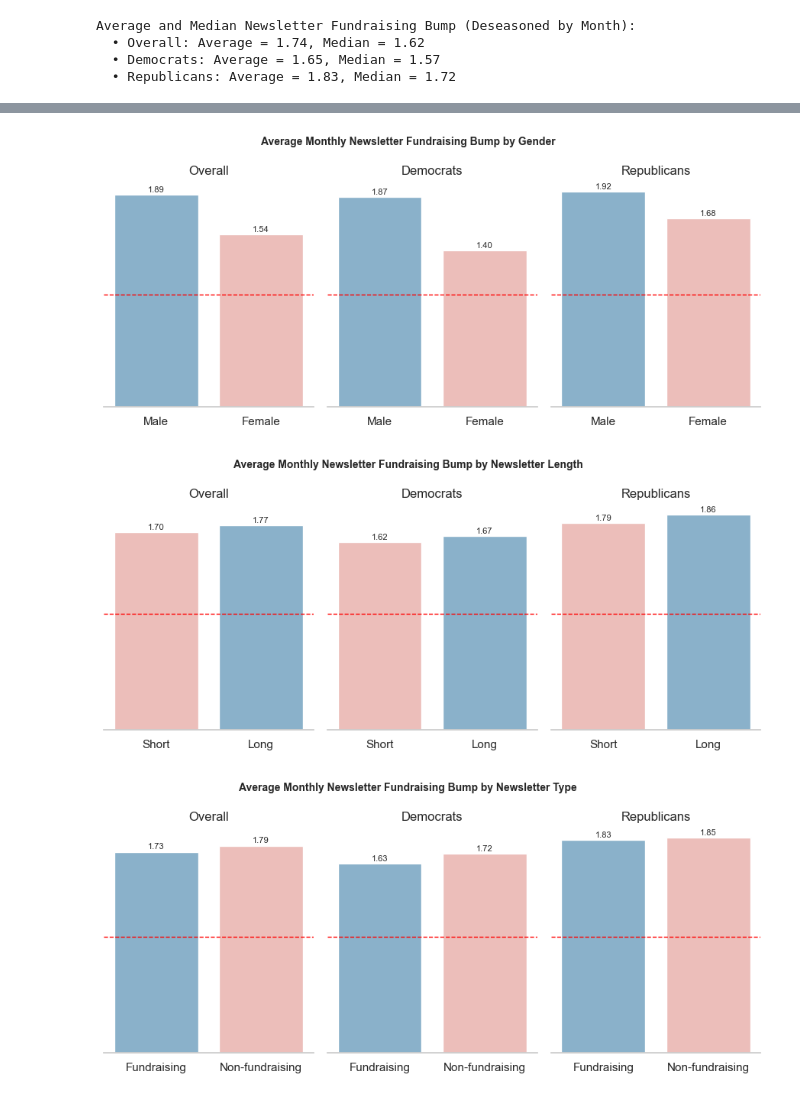
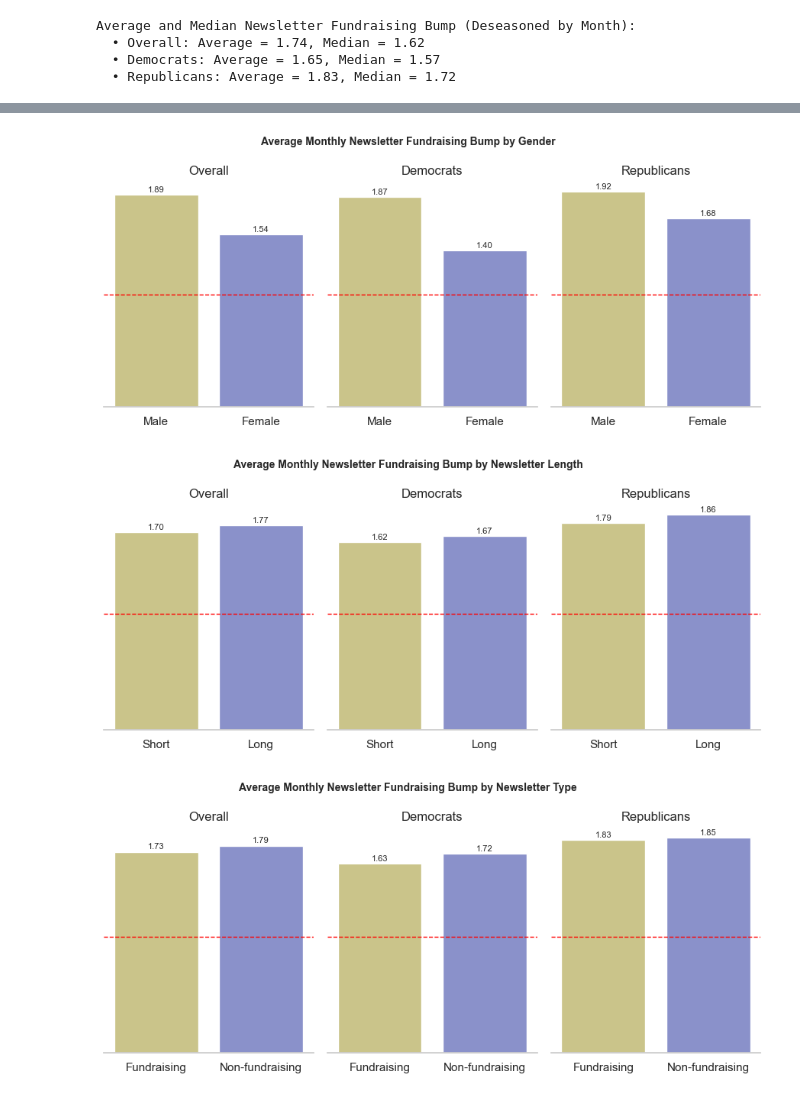
Before and after one commit to marobinette/cfd-project-ds1, a Jupyter notebook: notebooks/Matched_Politicians_EDA.ipynb, the cells around one changed output, grey strips where cells are left out. Drawn from its saved outputs; the diff is of its cells as text; code cells hidden in the pictures.

```diff
--- a/notebooks/Matched_Politicians_EDA.ipynb
+++ b/notebooks/Matched_Politicians_EDA.ipynb
@@ -914,6 +977,10 @@ Average and Median Newsletter Fundraising Bump (Deseasoned by Month):
   • Republicans: Average = 1.83, Median = 1.72
 # %%
 # Overall deseasoned average bump by party & month
+
+# Set colors
+color1 = lighten_hex(standard_color1)
+color2 = lighten_hex(standard_color2)
 
 # Set score variable
 # score = "avg_daily_fp_amount_score"
@@ -947,7 +1014,7 @@ monthly_avg_score = (
 monthly_avg_score["month_year_str"] = monthly_avg_score["month_year"].dt.strftime("%b\n%Y")
 
 # Set colors
-party_colors = {"D": "#B6CCD4", "R": "#E2D4CE"}
+party_colors = {"D": color1, "R": color2}
 
 # Create the bar plot
 plt.figure(figsize=(8, 4))
@@ -960,7 +1027,7 @@ ax = sns.barplot(
 )
 
 # Red dashed horizontal line at y=1
-ax.axhline(y=1, color="red", linestyle="--", linewidth=1)
+ax.axhline(y=1, color="red", linestyle="--", linewidth=0.5)
 ax.text(0, 1 - 0.25, "Average daily contribution amount = 1.00", color="red", fontsize=10, va="bottom")
 
 # Add data labels on top of each bar, rotated 90°
@@ -1002,7 +1069,7 @@ summary_df = pd.DataFrame({
 
 party_order = ["Overall", "Democrats", "Republicans"]
 metric_order = ["Average", "Median"]
-party_colors = {"Overall": "#A0A0A0", "Democrats": "#B6CCD4", "Republicans": "#E2D4CE"}
+party_colors = {"Overall": overall_color, "Democrats": standard_color1, "Republicans": standard_color2}
 
 # Create faceted bar plot
 g = sns.catplot(
@@ -1202,7 +1267,7 @@ g = sns.catplot(
     col="Party",
     kind="bar",
     hue="Gender",  # colors by gender
-    palette={"Male": "#7FB3D5", "Female": "#F5B7B1"},
+    palette={"Male": standard_color3, "Female": standard_color4},
     order=gender_order,
     height=4,
     aspect=0.8,
@@ -1242,7 +1307,7 @@ g.fig.suptitle("Average Monthly Newsletter Fundraising Bump by Gender",
 
 plt.show()
 # %% [output]
-[figure, old version]
+[figure, new version]
 # %%
 # Plot deseasoned average bumps by newsletter length & party
 
@@ -1263,7 +1328,7 @@ summary_length_plot = pd.DataFrame({
 # Define order and colors
 length_order = ["Short", "Long"]
 party_colors = {"Overall": "#A0A0A0", "Democrats": "#B6CCD4", "Republicans": "#E2D4CE"}
-length_colors = {"Short": "#F5B7B1", "Long": "#7FB3D5"}
+length_colors = {"Short": standard_color3, "Long": standard_color4}
 
 # Create smaller faceted bar plot: facet by Party, x = Newsletter Length
 g = sns.catplot(
@@ -1313,7 +1378,7 @@ g.fig.suptitle("Average Monthly Newsletter Fundraising Bump by Newsletter Length
 
 plt.show()
 # %% [output]
-[figure, old version]
+[figure, new version]
 # %%
 # Plot deseasoned average bumps by fundraising terms & party
 
@@ -1333,7 +1398,7 @@ summary_fundraising_plot = pd.DataFrame({
 
 # Define order and colors
 newsletter_order = ["Fundraising", "Non-fundraising"]
-newsletter_colors = {"Fundraising": "#7FB3D5", "Non-fundraising": "#F5B7B1"}
+newsletter_colors = {"Fundraising": standard_color3, "Non-fundraising": standard_color4}
 
 # Create smaller faceted bar plot: facet by Party, x = Newsletter Type
 g = sns.catplot(
@@ -1356,34 +1421,34 @@ for ax in g.axes.flat:
     ax.axhline(y=1, color="red", linestyle="--", linewidth=1)
 
     # Remove y-axis ticks, labels, and spine
     ax.set_yticks([])
     ax.set_yticklabels([])
     ax.spines['left'].set_visible(False)
 
     # Remove gridlines
     ax.grid(False)
 
     # Add data labels on top of each bar
     for p in ax.patches:
         height = p.get_height()
         ax.text(
             x=p.get_x() + p.get_width() / 2,
             y=height + 0.01,
             s=f"{height:.2f}",
             ha="center",
             va="bottom",
             fontsize=8
         )
 
 # Titles and labels
 g.set_axis_labels("", "")
 g.set_titles("{col_name}")  # facet titles = Party
 g.fig.suptitle("Average Monthly Newsletter Fundraising Bump by Newsletter Type",
                fontweight="bold", y=1.05, fontsize=10)
 
 plt.show()
 # %% [output]
-[figure, old version]
+[figure, new version]
 # %%
 # Plot deseasoned average bumps by year & party
 
```
Also changed, not shown: parts of 19 cells of this notebook.
